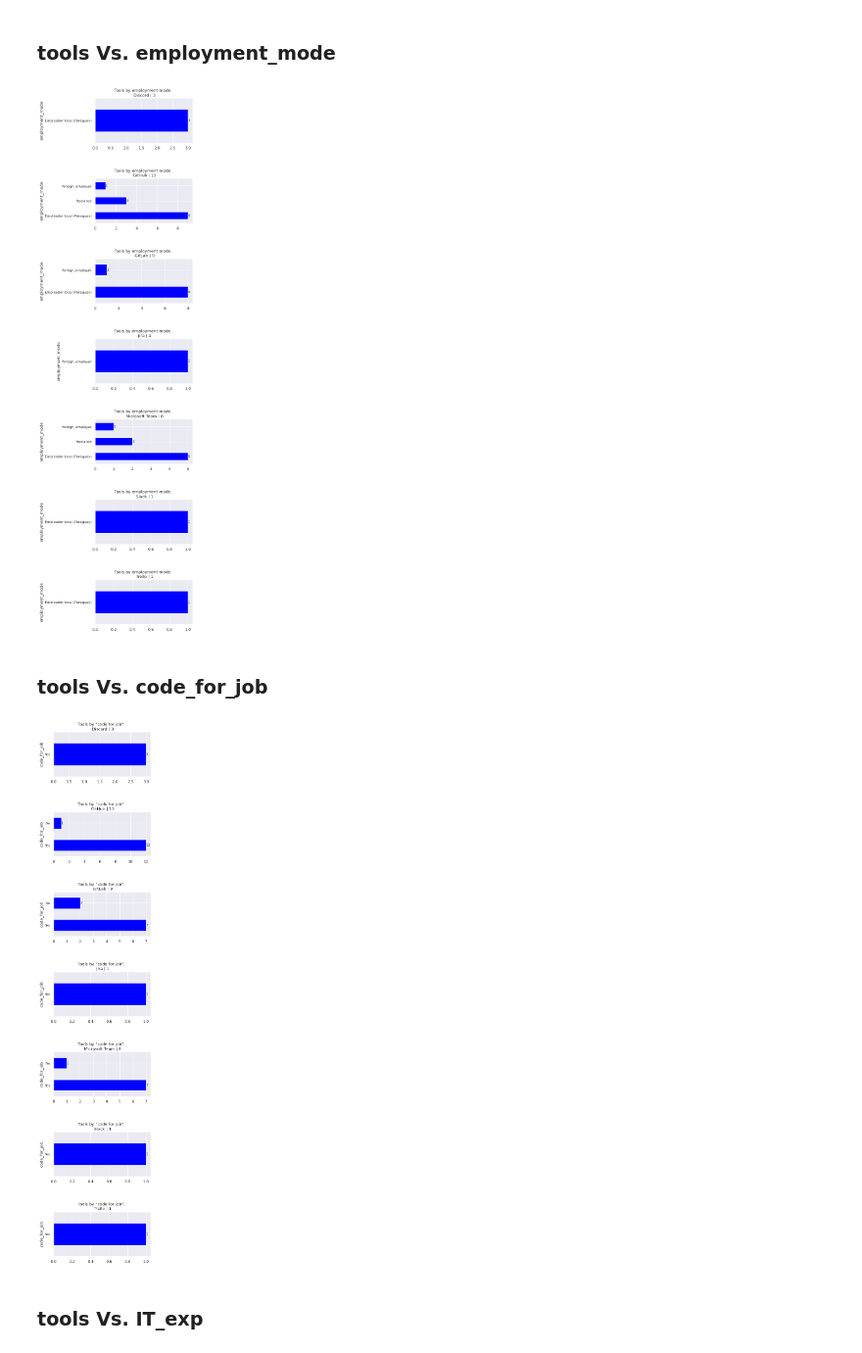
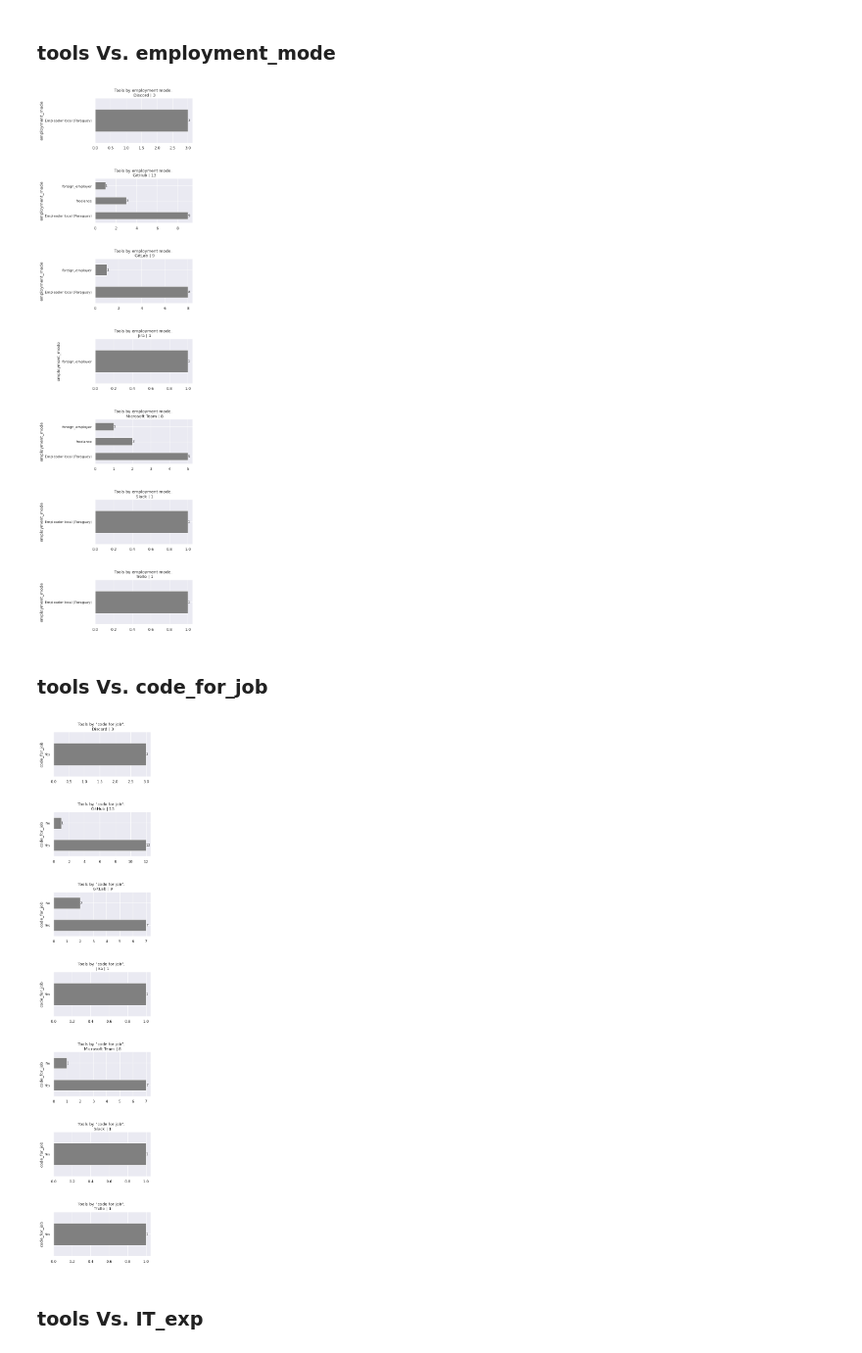
Before and after one commit to TorrezMN/Enc.-Devs-2024-Py, a Jupyter notebook: notebooks/tecnología_y_herramientas.ipynb, the cells around one changed output. Shown at 98% size. Drawn from its saved outputs; the diff is of its cells as text; code cells hidden in the pictures.

```diff
--- a/notebooks/tecnología_y_herramientas.ipynb
+++ b/notebooks/tecnología_y_herramientas.ipynb
@@ -359,25 +359,25 @@ grouped_grid_barh_chart(
     "Tools by employment mode.",
     15,
     1,
-    color="blue",
+    color="gray",
     fontsize=10,
 )
 # %% [output]
-[figure, old version]
+[figure, new version]
 # %% [markdown]
 ### tools Vs. code_for_job
 # %%
 grouped_grid_barh_chart(
     grouped_df,
     "code_for_job",
     'Tools by "code for job".',
     15,
     1,
-    color="blue",
+    color="gray",
     fontsize=10,
 )
 # %% [output]
-[figure, old version]
+[figure, new version]
 # %% [markdown]
 ### tools Vs. IT_exp
 # %%
```
Also changed, not shown: parts of 10 cells of this notebook, 2 other files.
